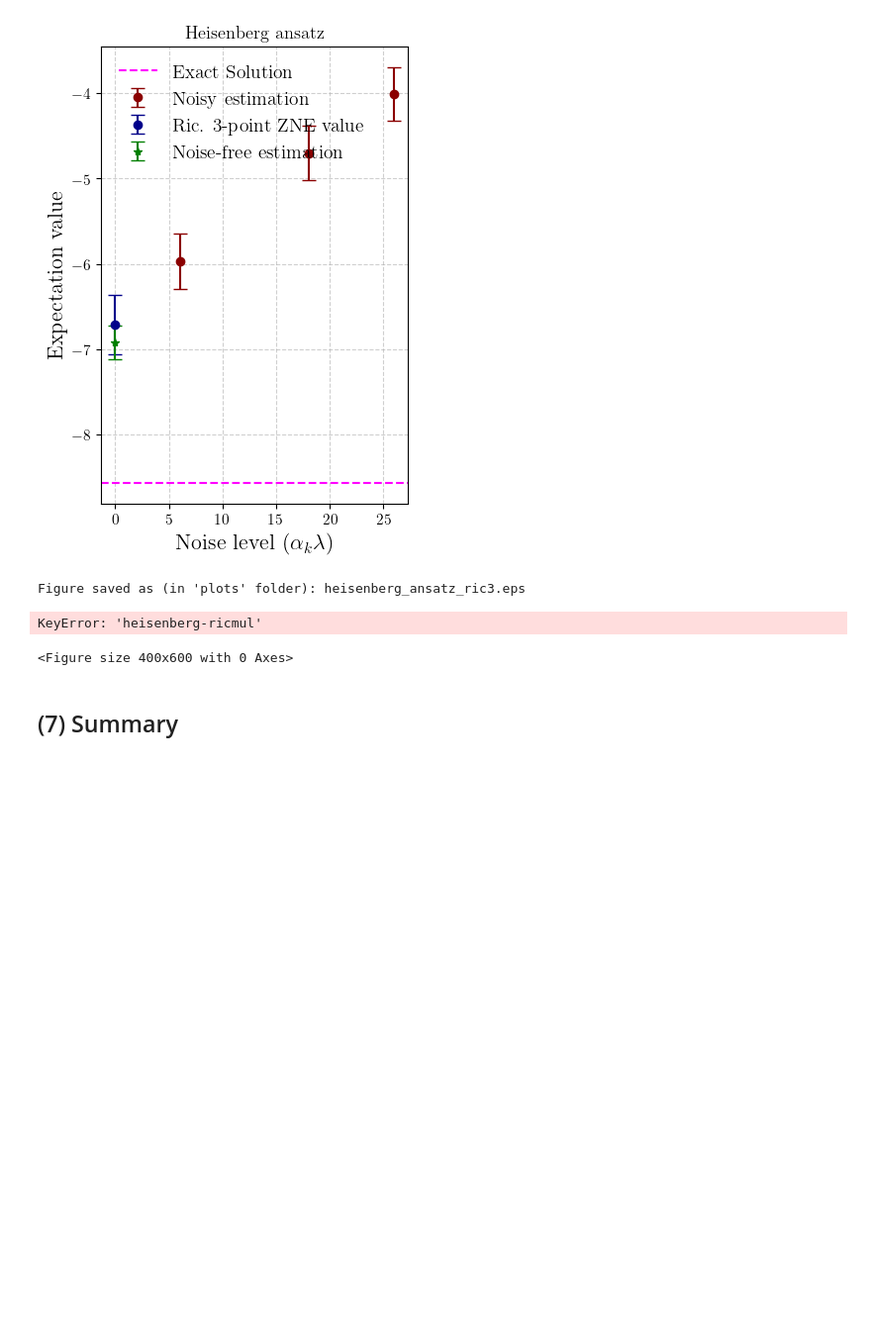
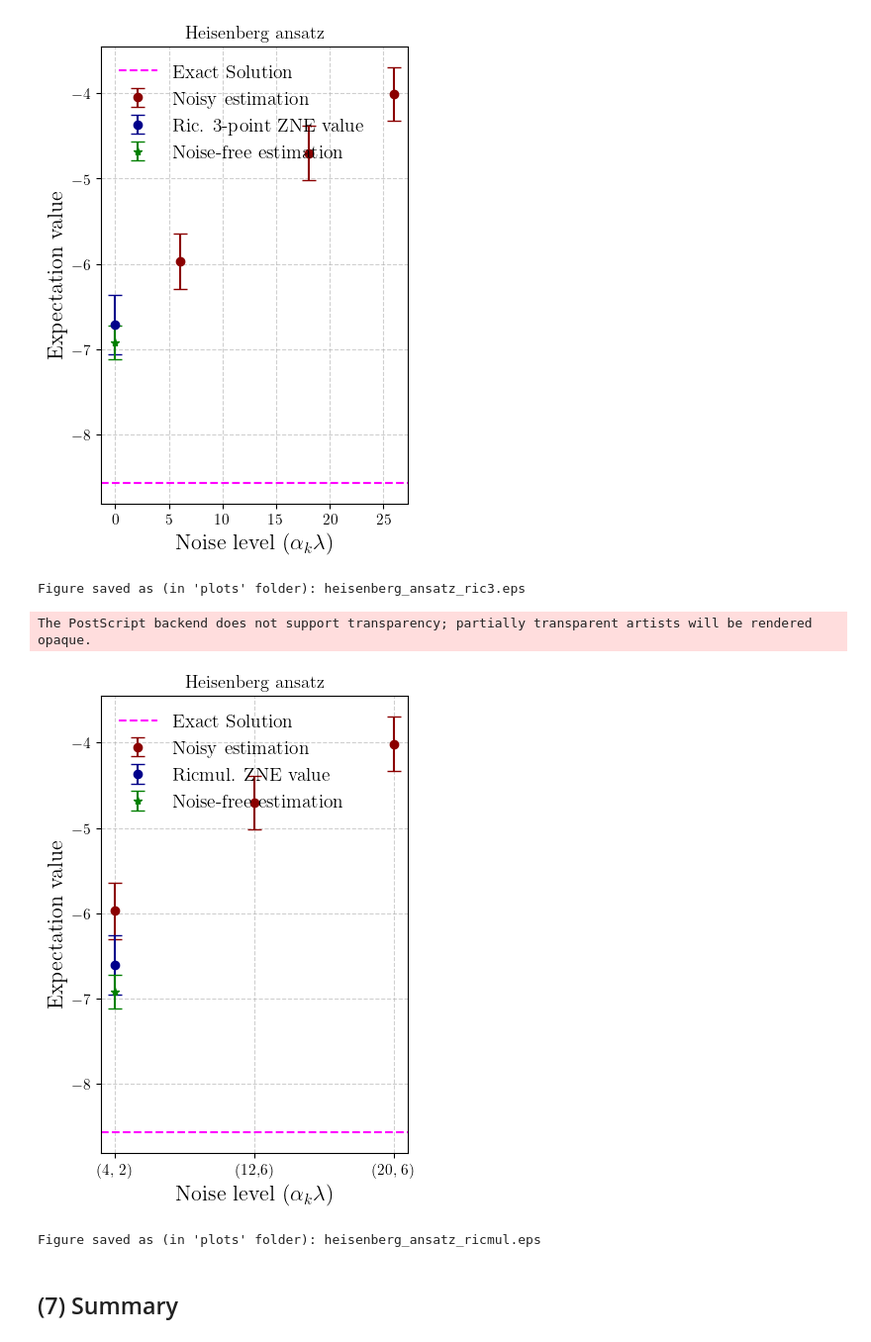
Before and after one commit to arijit-ship/indirect-zne, a Jupyter notebook: experiments/contents/experiment16[Dephasing noise]/experiment16.dephasing_noise.ipynb, the cells around one changed output. Shown at 99% size. Cells and saved outputs as stored; diff of their text form; code cells hidden in the pictures; blank space fills up the shorter version.

```diff
--- a/experiments/contents/experiment16[Dephasing noise]/experiment16.dephasing_noise.ipynb
+++ b/experiments/contents/experiment16[Dephasing noise]/experiment16.dephasing_noise.ipynb
@@ -585,8 +583,11 @@ for model in heisenberg_further:
 # %% [markdown]
 ### (B) Processing raw data
 # %%
-noise_levels: int=[6, 18, 26]
 for model in ["heisenberg-ric3", "heisenberg-ricmul"]:
+    if model == "heisenberg-ricmul":
+        noise_levels = ["(4, 2)", "(12,6)", "(20, 6)"]
+    else:
+        noise_levels = [6, 18, 26]
     ALL_PROCESSED_DATA[model] = {
         "vqe": {
             "mean": np.mean(ALL_RAW_DATA[model]["vqe"][0]["output"]["optimized_minimum_cost"]),
@@ -756,10 +757,10 @@ plot_name = "heisenberg_ansatz_ricmul.eps"
 
 # Data for heisenberg-ric3
 DATA = ALL_PROCESSED_DATA["heisenberg-ricmul"]
-
+NOISE = DATA["redundant"]["noise_levels"]
 # Noisy estimation (redundant)
 plt.errorbar(
-    x=noise_levels,
+    x=NOISE,
     y=DATA["redundant"]["mean"],
     yerr=DATA["redundant"]["std"],
     fmt="o",
@@ -787,35 +788,36 @@ plt.errorbar(
     y=DATA["noiseoff"]["mean"],
     yerr=DATA["noiseoff"]["std"],
     fmt="*",
     ecolor=plot_colors[6],
     capsize=5,
     label="Noise-free estimation",
     color=plot_colors[6]
 )
 
 # Exact solution line
 plt.axhline(
     y=exact_sol,
     color=plot_colors[5],
     linestyle="--",
     label="Exact Solution"
 )
 
 # Labels and title (updated to heisenberg-ric3)
 plt.xlabel(r"Noise level ($\alpha_k\lambda$)", fontsize=16)
 plt.ylabel("Expectation value", fontsize=16)
 plt.title(plot_titles["heisenberg"])
 plt.grid(True, linestyle="--", alpha=0.6)
 plt.legend(loc="upper left", fontsize=14, frameon=False)
 
 # Save as EPS
 plt.savefig(f"plots/{plot_name}", format="eps")
 plt.show()
 
 print("Figure saved as (in 'plots' folder):", plot_name)
 # %% [output]
-KeyError: 'heisenberg-ricmul'
+The PostScript backend does not support transparency; partially transparent artists will be rendered opaque.
+[figure, added]
-<Figure size 400x600 with 0 Axes>
+Figure saved as (in 'plots' folder): heisenberg_ansatz_ricmul.eps
 # %% [markdown]
 ## (7) Summary
 # %%
```
Also changed, not shown: parts of 4 cells of this notebook, 13 other files.
